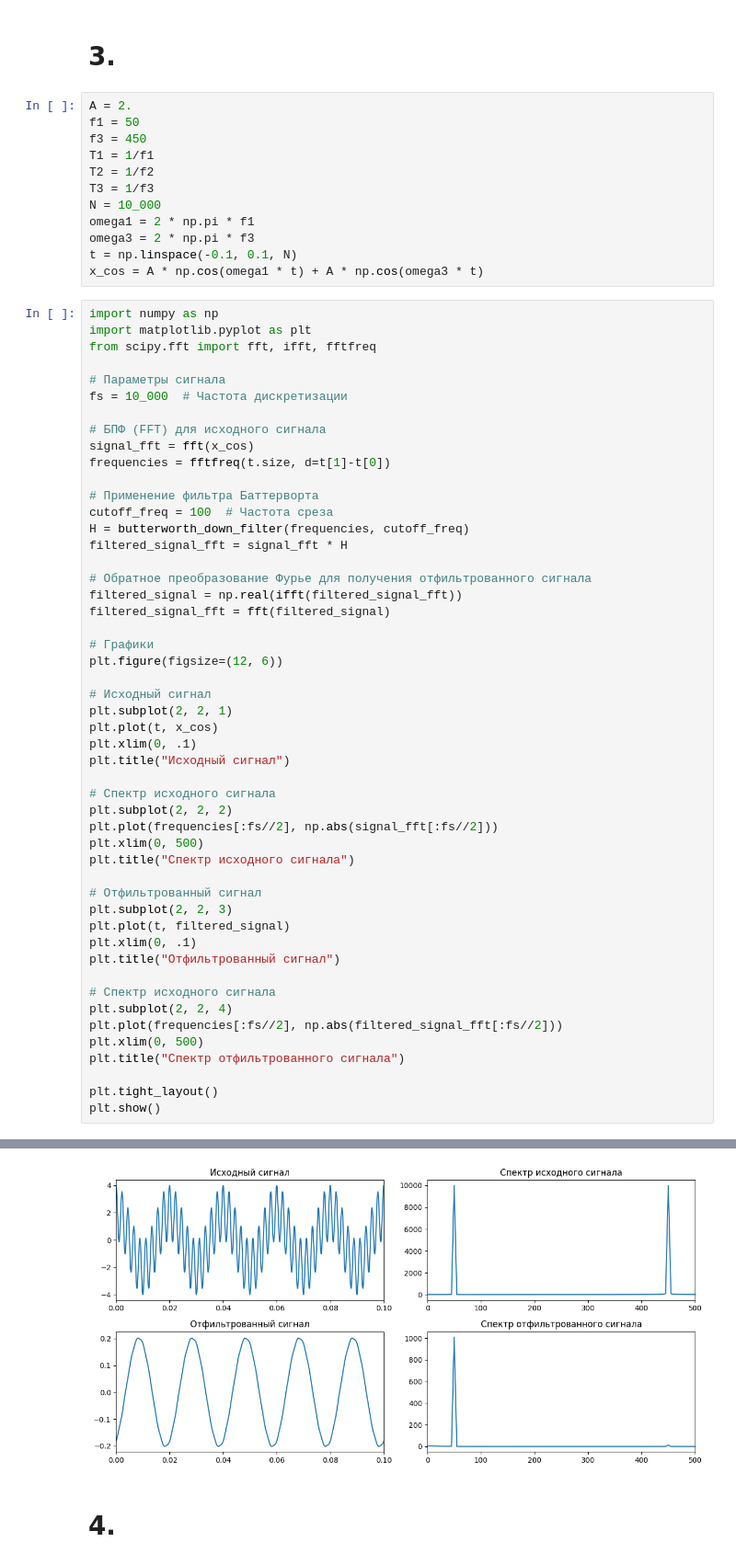
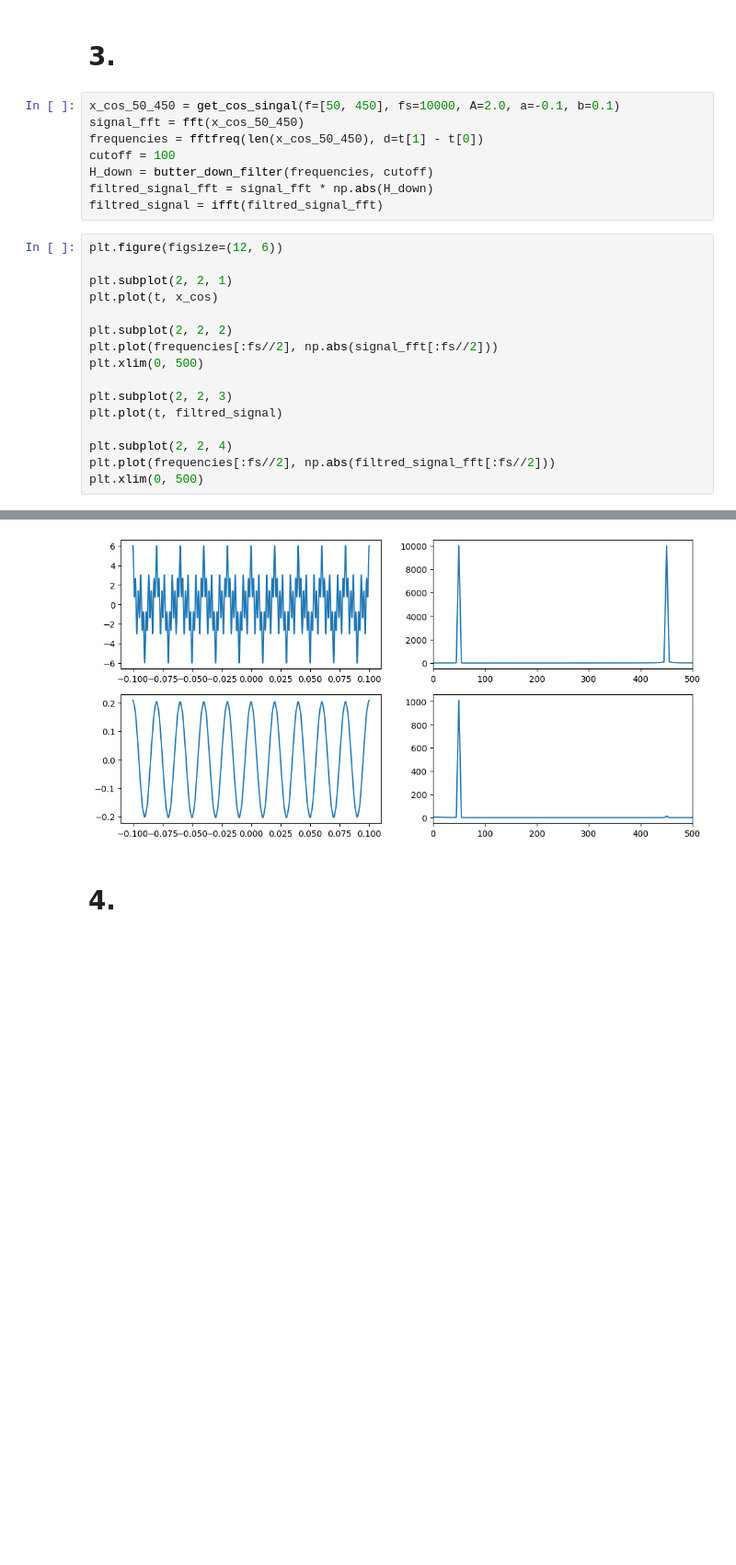
Before and after one commit to KadilenkoIvan/digital_signal_processing, a Jupyter notebook: lab3/1.ipynb, the cells around one changed output, grey strips where cells are left out. Shown at 92% size. Cells and saved outputs as stored; diff of their text form; blank space fills up the shorter version.

```diff
--- a/lab3/1.ipynb
+++ b/lab3/1.ipynb
@@ -81,65 +57,27 @@ plt.show()
 # %% [markdown]
 # 3.
-# %%
-A = 2.
-f1 = 50
-f3 = 450
-T1 = 1/f1
-T2 = 1/f2
-T3 = 1/f3
-N = 10_000
-omega1 = 2 * np.pi * f1
-omega3 = 2 * np.pi * f3
-t = np.linspace(-0.1, 0.1, N)
-x_cos = A * np.cos(omega1 * t) + A * np.cos(omega3 * t)
+# %%
+x_cos_50_450 = get_cos_singal(f=[50, 450], fs=10000, A=2.0, a=-0.1, b=0.1)
+signal_fft = fft(x_cos_50_450)
+frequencies = fftfreq(len(x_cos_50_450), d=t[1] - t[0])
+cutoff = 100
+H_down = butter_down_filter(frequencies, cutoff)
+filtred_signal_fft = signal_fft * np.abs(H_down)
+filtred_signal = ifft(filtred_signal_fft)
 # %%
-import numpy as np
-import matplotlib.pyplot as plt
-from scipy.fft import fft, ifft, fftfreq
-
-# Параметры сигнала
-fs = 10_000  # Частота дискретизации
-
-# БПФ (FFT) для исходного сигнала
-signal_fft = fft(x_cos)
-frequencies = fftfreq(t.size, d=t[1]-t[0])
-
-# Применение фильтра Баттерворта
-cutoff_freq = 100  # Частота среза
-H = butterworth_down_filter(frequencies, cutoff_freq)
-filtered_signal_fft = signal_fft * H
-
-# Обратное преобразование Фурье для получения отфильтрованного сигнала
-filtered_signal = np.real(ifft(filtered_signal_fft))
-filtered_signal_fft = fft(filtered_signal)
-
-# Графики
 plt.figure(figsize=(12, 6))
 
-# Исходный сигнал
 plt.subplot(2, 2, 1)
 plt.plot(t, x_cos)
-plt.xlim(0, .1)
-plt.title("Исходный сигнал")
 
-# Спектр исходного сигнала
 plt.subplot(2, 2, 2)
 plt.plot(frequencies[:fs//2], np.abs(signal_fft[:fs//2]))
 plt.xlim(0, 500)
-plt.title("Спектр исходного сигнала")
 
-# Отфильтрованный сигнал
 plt.subplot(2, 2, 3)
-plt.plot(t, filtered_signal)
-plt.xlim(0, .1)
-plt.title("Отфильтрованный сигнал")
+plt.plot(t, filtred_signal)
 
-# Спектр исходного сигнала
 plt.subplot(2, 2, 4)
-plt.plot(frequencies[:fs//2], np.abs(filtered_signal_fft[:fs//2]))
+plt.plot(frequencies[:fs//2], np.abs(filtred_signal_fft[:fs//2]))
 plt.xlim(0, 500)
-plt.title("Спектр отфильтрованного сигнала")
-
-plt.tight_layout()
-plt.show()
 # %% [output]
@@ -146,4 +85,4 @@ plt.show()
-[figure, old version]
+[figure, new version]
 # %% [markdown]
 # 4.
 # %%
```
Also changed, not shown: parts of 32 cells of this notebook.
